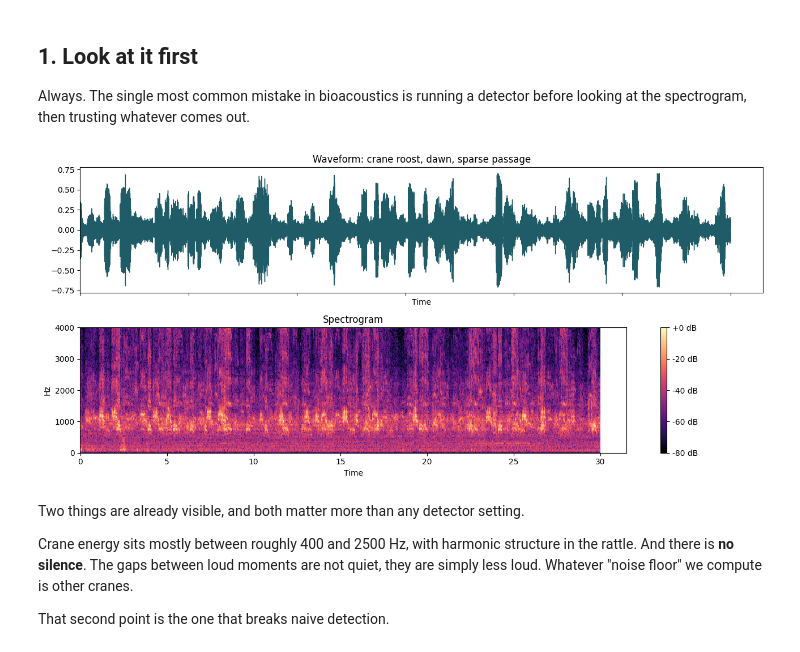
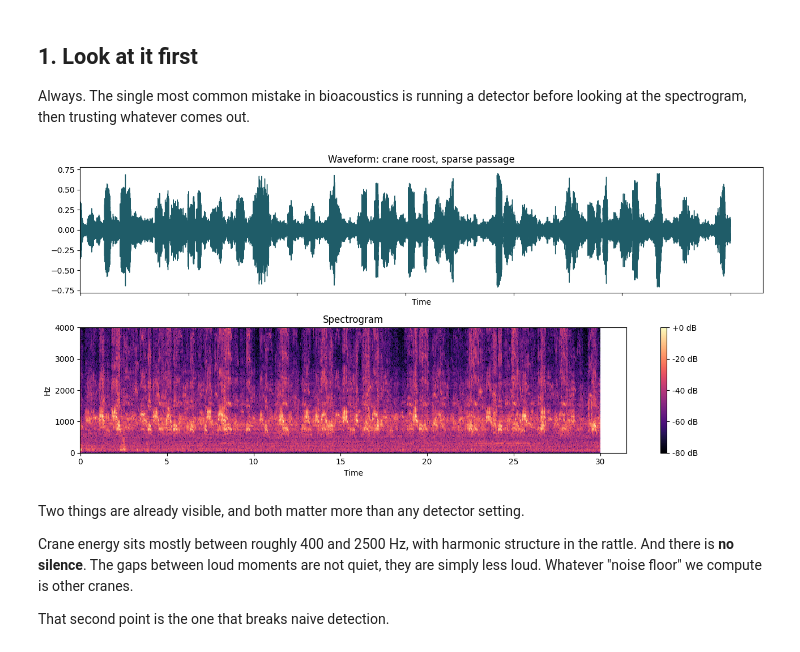
Before and after one commit to RobotWhiteBread/crane-annotation-demo, a Jupyter notebook: crane_annotation_demo.ipynb, the cells around one changed output. Drawn from its saved outputs; the diff is of its cells as text; code cells hidden in the pictures.

```diff
--- a/crane_annotation_demo.ipynb
+++ b/crane_annotation_demo.ipynb
@@ -54,15 +55,15 @@ looking at the spectrogram, then trusting whatever comes out.
 # %%
 fig, axes = plt.subplots(2, 1, figsize=(13, 6), sharex=True)
 librosa.display.waveshow(y, sr=SR, ax=axes[0], color="#1F5C68")
-axes[0].set_title("Waveform: crane roost, dawn, sparse passage")
+axes[0].set_title("Waveform: crane roost, sparse passage")
 img = librosa.display.specshow(spec(y), sr=SR, hop_length=HOP, x_axis="time",
                                y_axis="hz", ax=axes[1], cmap="magma")
 axes[1].set_ylim(0, 4000)
 axes[1].set_title("Spectrogram")
 fig.colorbar(img, ax=axes[1], format="%+2.0f dB")
 plt.tight_layout(); plt.savefig("fig_spectrogram.png", dpi=110); plt.show()
 # %% [output]
-[figure, old version]
+[figure, new version]
 # %% [markdown]
 Two things are already visible, and both matter more than any detector setting.
 
```
Also changed, not shown: parts of 4 cells of this notebook, 6 other files.
